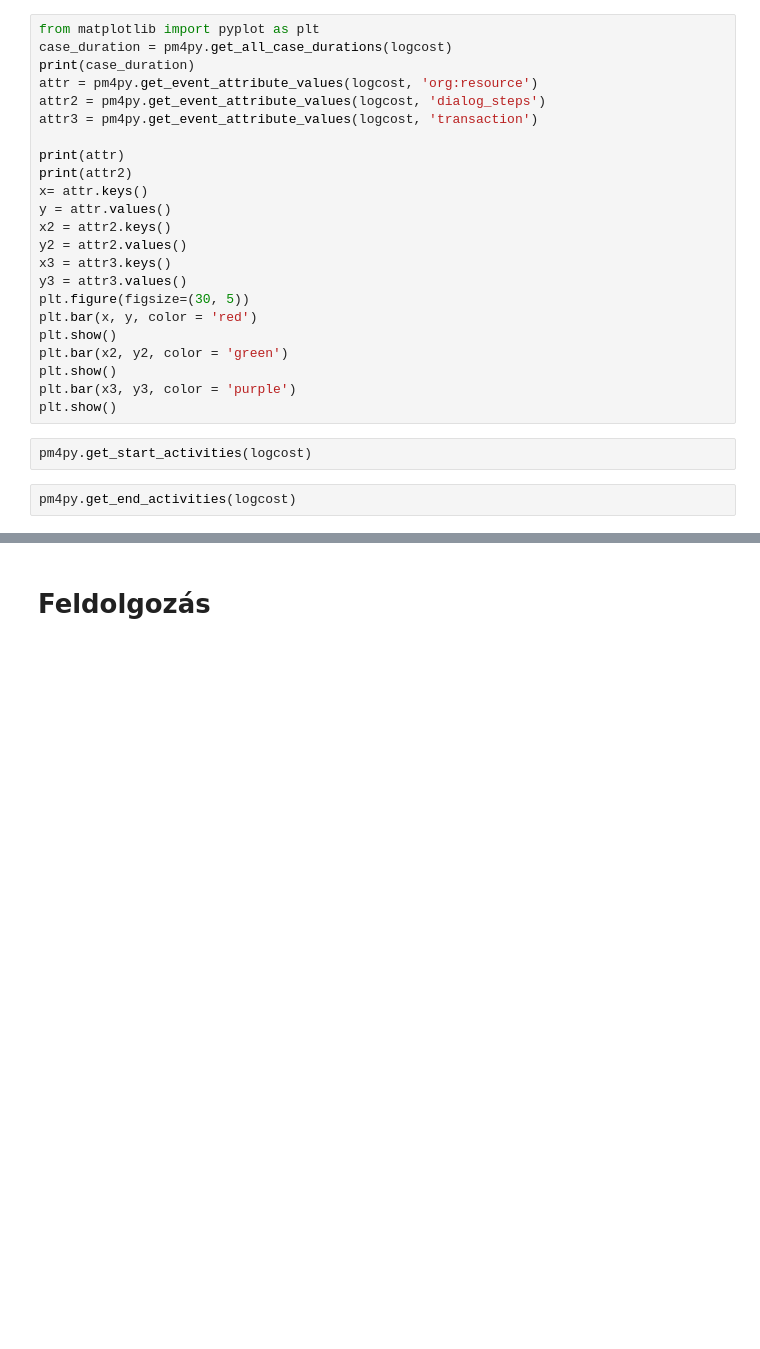
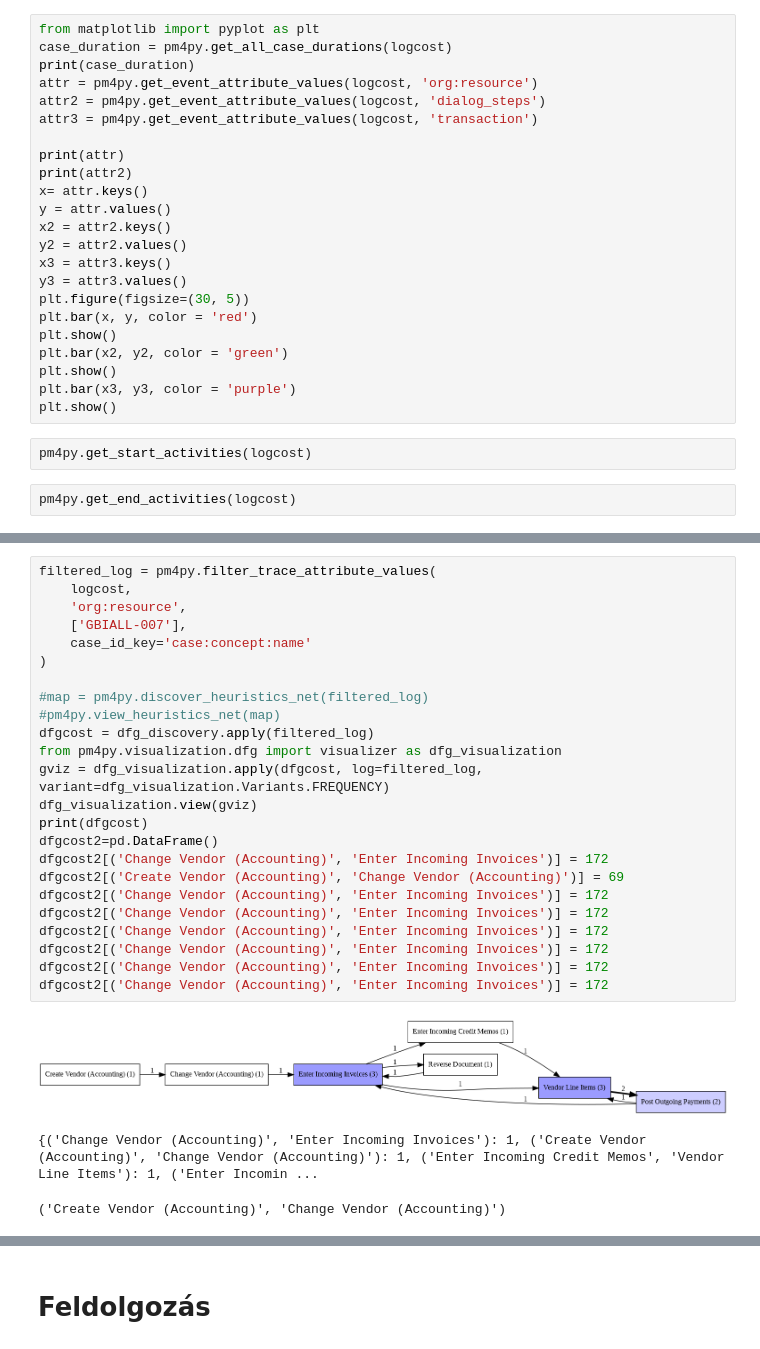
Before and after one commit to szabild/procmin2, a Jupyter notebook: procmin0314.ipynb, the cells around one changed output, grey strips where cells are left out. Saved outputs shown, nothing was run; the diff lists cells and outputs as text; blank space fills up the shorter version.

```diff
--- a/procmin0314.ipynb
+++ b/procmin0314.ipynb
@@ -203,3 +206,31 @@ pm4py.view_heuristics_net(map)
+# %%
+filtered_log = pm4py.filter_trace_attribute_values(
+    logcost,
+    'org:resource',
+    ['GBIALL-007'],
+    case_id_key='case:concept:name'
+)
+
+#map = pm4py.discover_heuristics_net(filtered_log)
+#pm4py.view_heuristics_net(map)
+dfgcost = dfg_discovery.apply(filtered_log)
+from pm4py.visualization.dfg import visualizer as dfg_visualization
+gviz = dfg_visualization.apply(dfgcost, log=filtered_log, variant=dfg_visualization.Variants.FREQUENCY)
+dfg_visualization.view(gviz)
+print(dfgcost)
+dfgcost2=pd.DataFrame()
+dfgcost2[('Change Vendor (Accounting)', 'Enter Incoming Invoices')] = 172
+dfgcost2[('Create Vendor (Accounting)', 'Change Vendor (Accounting)')] = 69
+dfgcost2[('Change Vendor (Accounting)', 'Enter Incoming Invoices')] = 172
+dfgcost2[('Change Vendor (Accounting)', 'Enter Incoming Invoices')] = 172
+dfgcost2[('Change Vendor (Accounting)', 'Enter Incoming Invoices')] = 172
+dfgcost2[('Change Vendor (Accounting)', 'Enter Incoming Invoices')] = 172
+dfgcost2[('Change Vendor (Accounting)', 'Enter Incoming Invoices')] = 172
+dfgcost2[('Change Vendor (Accounting)', 'Enter Incoming Invoices')] = 172
+# %% [output]
+[figure, added]
+{('Change Vendor (Accounting)', 'Enter Incoming Invoices'): 1, ('Create Vendor (Accounting)', 'Change Vendor (Accounting)'): 1, ('Enter Incoming Credit Memos', 'Vendor Line Items'): 1, ('Enter Incomin ...
+('Create Vendor (Accounting)', 'Change Vendor (Accounting)')
 # %%
 process_tree = pm4py.discover_process_tree_inductive(logcost)
 pm4py.view_process_tree(process_tree)
```
Also changed, not shown: parts of 5 cells of this notebook.
